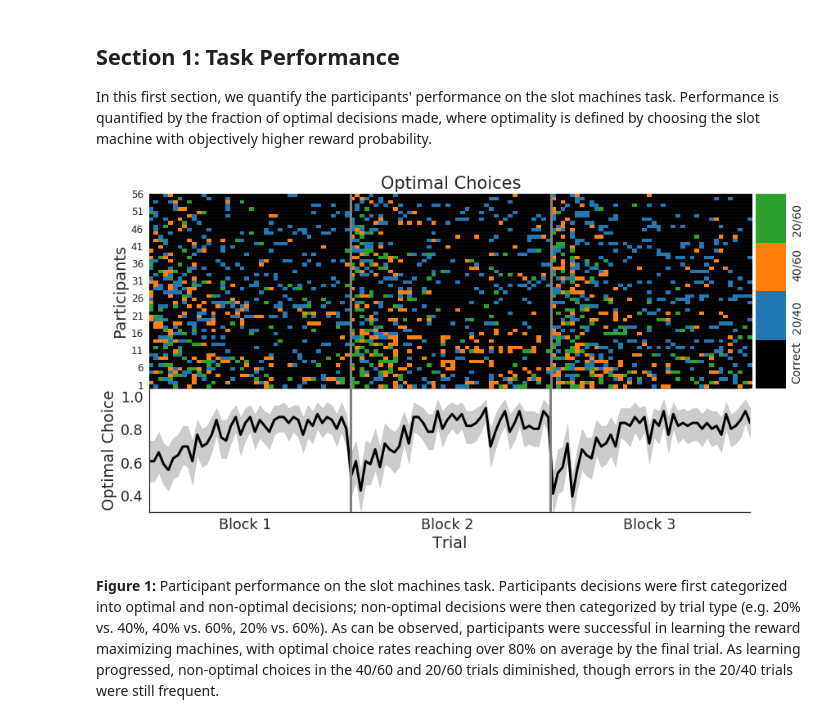
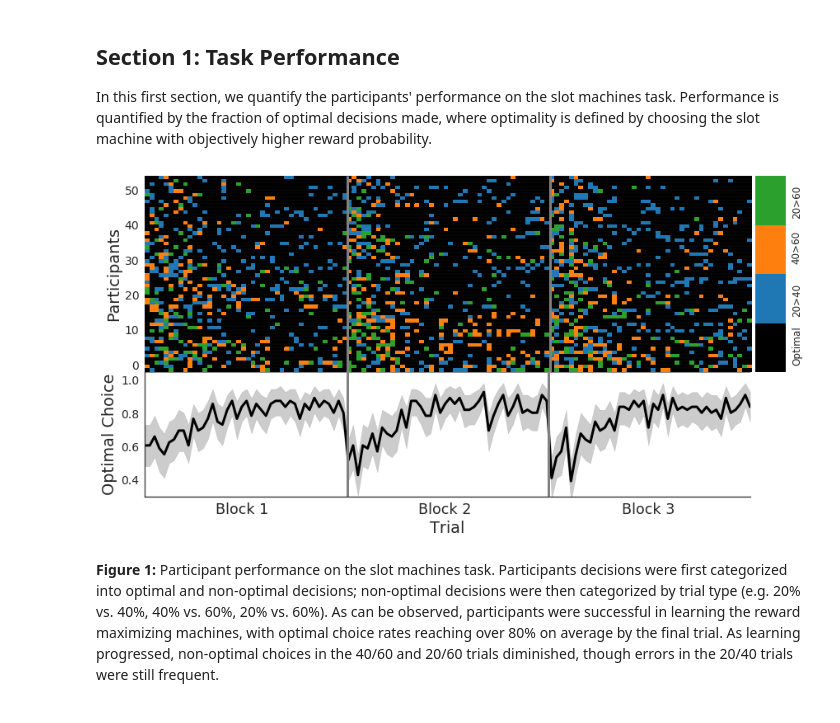
Before and after one commit to szorowi1/pni-rotations, a Jupyter notebook: 3_Behavior.ipynb, the cells around one changed output. Cells and saved outputs as stored; diff of their text form; code cells hidden in the pictures.

Commit message:
minor updates to plots + behavior

```diff
--- a/3_Behavior.ipynb
+++ b/3_Behavior.ipynb
@@ -75,38 +75,39 @@ gs = gridspec.GridSpec(1,1)
 gs.update(left=0.05, right=0.95, bottom=0.4, top=0.95, hspace=0, wspace=0)
 ax = plt.subplot(gs[0, 0])
 divider = make_axes_locatable(ax)
 cax = divider.append_axes("right", size="5%", pad=0.05)
 
 ## Plot.
 cmap = ListedColormap(np.insert( sns.color_palette(n_colors=3).as_hex(), 0, 'k' ) )
 sns.heatmap(errors, cmap=cmap, cbar=True, ax=ax, cbar_ax=cax)
 
 ## Add info.
 ax.vlines([42,84], 0, n_subjects, lw=3, color='grey')
 ax.hlines(np.arange(n_subjects), 0, n_trials, lw=0.05, color='w')
-ax.set(xticks=[], yticks=np.arange(0,n_subjects,5), ylabel='Participants', title='Optimal Choices')
-ax.set_yticklabels(np.arange(0,n_subjects,5)[::-1]+1, fontsize=12)
+ax.set(xticks=[], yticks=np.arange(0,n_subjects,10)+4, ylabel='Participants')
+ax.set_yticklabels(np.arange(0,n_subjects,10)[::-1], fontsize=14)
 
 ## Update colorbar.
 cbar = ax.collections[0].colorbar
 cbar.set_ticks([1.4, 2.1, 2.9, 3.6])
-cbar.ax.set_yticklabels(['Correct', '20/40', '40/60', '20/60'], fontsize=14,
+cbar.ax.set_yticklabels(['Optimal', '20>40', '40>60', '20>60'], fontsize=12,
                         rotation=90, va='center')
 
 ## Initialize canvas.
 gs = gridspec.GridSpec(1,1)
 gs.update(left=0.05, right=0.9, bottom=0.05, top=0.4, hspace=0, wspace=0)
 ax = plt.subplot(gs[0, 0])
 
 ## Plot mean accuracy.
 sns.lineplot('Trial','Optimal',data=optimal_choice, lw=3, color='k', ax=ax)
 ax.vlines([42.8, 84.4], 0.3, 1.05, lw=3, color='grey', zorder=10)
 ax.hlines(1.05, 1, n_trials, color='grey')
 ax.set(xlim=(1, n_trials), xticks=[21,63,105], xticklabels=['Block 1', 'Block 2', 'Block 3'],
-       ylim=(0.3, 1.05), ylabel='Optimal Choice')
+       ylim=(0.3, 1.05), yticks=[0.4,0.6,0.8,1.0], ylabel='Optimal Choice')
+ax.set_yticklabels([0.4,0.6,0.8,1.0], fontsize=14)
 sns.despine(ax=ax)
 # %% [output]
-[figure, old version]
+[figure, new version]
 # %% [markdown]
 **Figure 1:** Participant performance on the slot machines task. Participants decisions were first categorized into optimal and non-optimal decisions; non-optimal decisions were then categorized by trial type (e.g. 20% vs. 40%, 40% vs. 60%, 20% vs. 60%). As can be observed, participants were successful in learning the reward maximizing machines, with optimal choice rates reaching over 80% on average by the final trial. As learning progressed, non-optimal choices in the 40/60 and 20/60 trials diminished, though errors in the 20/40 trials were still frequent.
 # %% [markdown]
```
Also changed, not shown: parts of 12 cells of this notebook.
